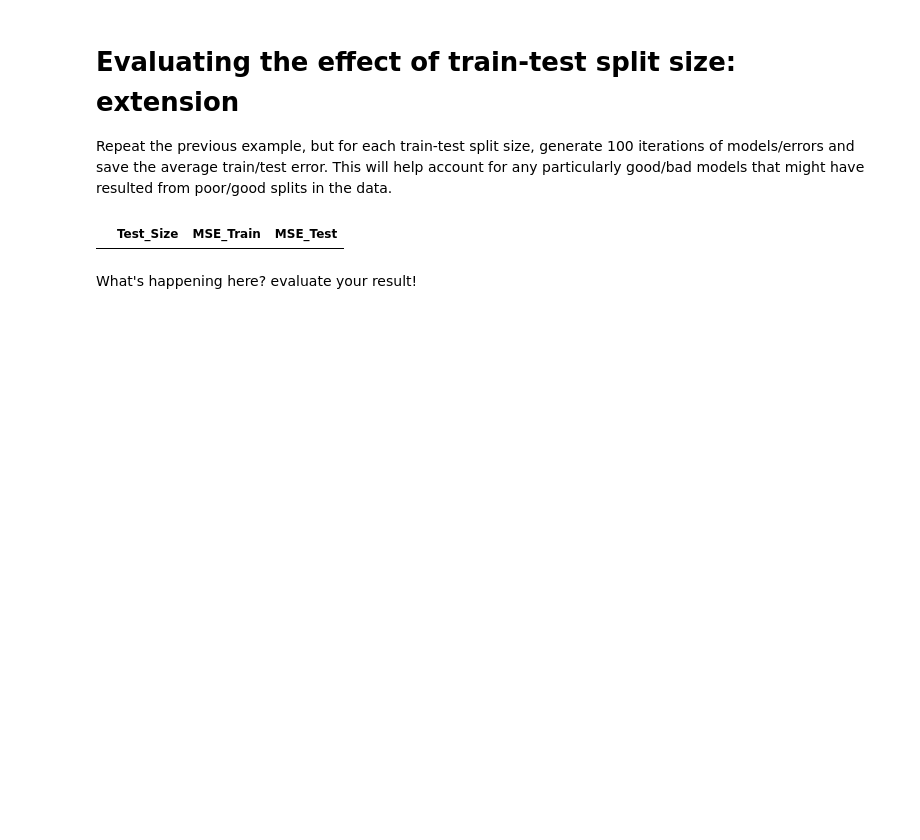
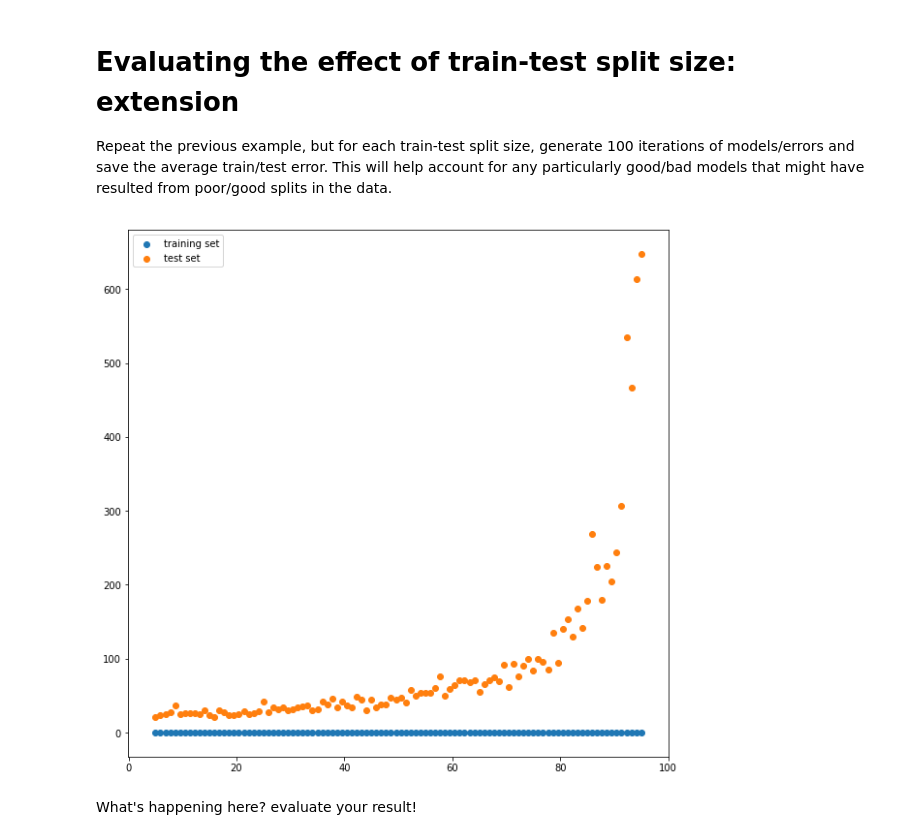
Before and after one commit to isobeldaley/dsc-regression-model-validation-lab-online-ds-ft-071519, a Jupyter notebook: index.ipynb, the cells around one changed output. Drawn from its saved outputs; the diff is of its cells as text; code cells hidden in the pictures; blank space fills up the shorter version.

```diff
--- a/index.ipynb
+++ b/index.ipynb
@@ -126,27 +126,33 @@ plt.show()
 
 Repeat the previous example, but for each train-test split size, generate 100 iterations of models/errors and save the average train/test error. This will help account for any particularly good/bad models that might have resulted from poor/good splits in the data.
 # %%
-df = pd.DataFrame(columns=['Test_Size', 'MSE_Train', 'MSE_Test'])
+training_size = []
+mse_train = []
+mse_test = []
 
+for i in np.linspace(5, 95, 100):
+    temp_train_err = []
+    temp_test_err = []
+    for n in range(100):
+        X_train, X_test, y_train, y_test = train_test_split(X, y, test_size = i/100)
+        linreg = LinearRegression()
+        linreg.fit(X_train, y_train)
+        y_hat_train = linreg.predict(X_train)
+        y_hat_test = linreg.predict(X_test)
+        residuals_train = y_train - y_hat_train
+        residuals_test = y_test - y_hat_test
+        mean_sq_error_train = (np.sum(residuals_train)**2)/len(y_train)
+        mean_sq_error_test = (np.sum(residuals_test)**2)/len(y_test)
+        temp_train_err.append(mean_sq_error_train)
+        temp_test_err.append(mean_sq_error_test)
+    training_size.append(i)
+    mse_train.append(np.mean(temp_train_err))
+    mse_test.append(np.mean(temp_test_err))
 
-
-def train_test(X, y):
-    for n in list(range(0,100)):
-        for i in np.linspace(50, 95, 10):
-            X_train, X_test, y_train, y_test = train_test_split(X, y, test_size = i/100)
-            linreg = LinearRegression()
-            linreg.fit(X_train, y_train)
-            y_hat_train = linreg.predict(X_train)
-            y_hat_test = linreg.predict(X_test)
-            residuals_train = y_train - y_hat_train
-            residuals_test = y_test - y_hat_test
-            mean_sq_error_train = (np.sum(residuals_train)**2)/len(y_train)
-            mean_sq_error_test = (np.sum(residuals_test)**2)/len(y_test)
-            df2 = pd.DataFrame({'Test_Size': i, 'MSE_Train': mean_sq_error_train, 'MSE_Test': mean_sq_error_test})
-            df.append(df2)
-    return df
-
-
-train_test(X, y)
+plt.figure(figsize=(10,10))
+plt.scatter(training_size, mse_train, label='training set')
+plt.scatter(training_size, mse_test, label='test set')
+plt.legend()
+plt.show()
 # %% [output]
-|  | Test_Size | MSE_Train | MSE_Test |
+[figure, added]
```
Also changed, not shown: parts of 2 cells of this notebook.
